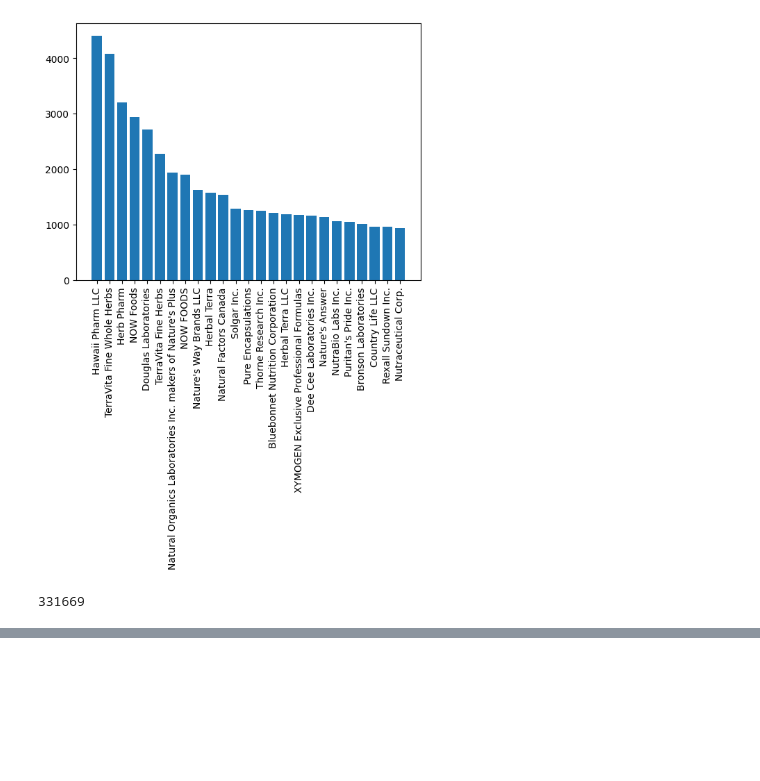
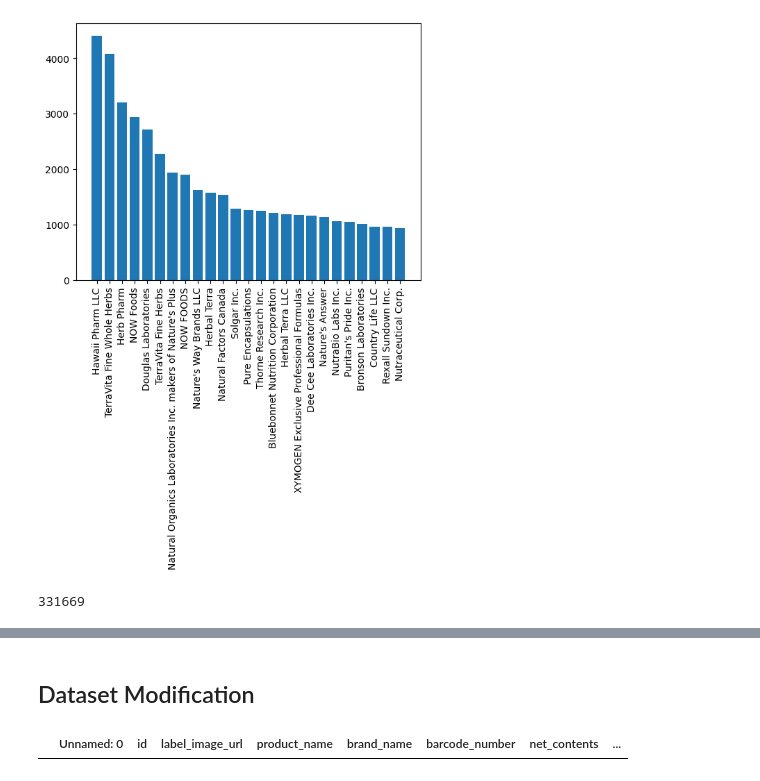
Before and after one commit to LennoxC/labeldetection-datagen-client-tabular, a Jupyter notebook: eda.ipynb, the cells around one changed output, grey strips where cells are left out. Cells and saved outputs as stored; diff of their text form; code cells hidden in the pictures; blank space fills up the shorter version.

```diff
--- a/eda.ipynb
+++ b/eda.ipynb
@@ -61,0 +136,6 @@ max(df["id"])
+# %% [markdown]
+## Dataset Modification
+# %%
+df_new = df.copy()
+# %%
+df_new["net_contents_metric"] = df_new["net_contents"].str.extract("(\d+(?:\.\d+)?)\s*(?i:mL|g|kg|gram|mcg|mg)")[0]
@@ -61,0 +144,5 @@ max(df["id"])
+# %%
+# all samples
+df_new[~df_new["net_contents_metric"].notnull() & ~df_new["net_contents_absolute"].notnull() & df_new["net_contents"].notnull()]
+# %% [output]
+|  | Unnamed: 0 | id | label_image_url | product_name | brand_name | barcode_number | net_contents | ... |
```
Also changed, not shown: parts of 17 cells of this notebook, 2 other files.
